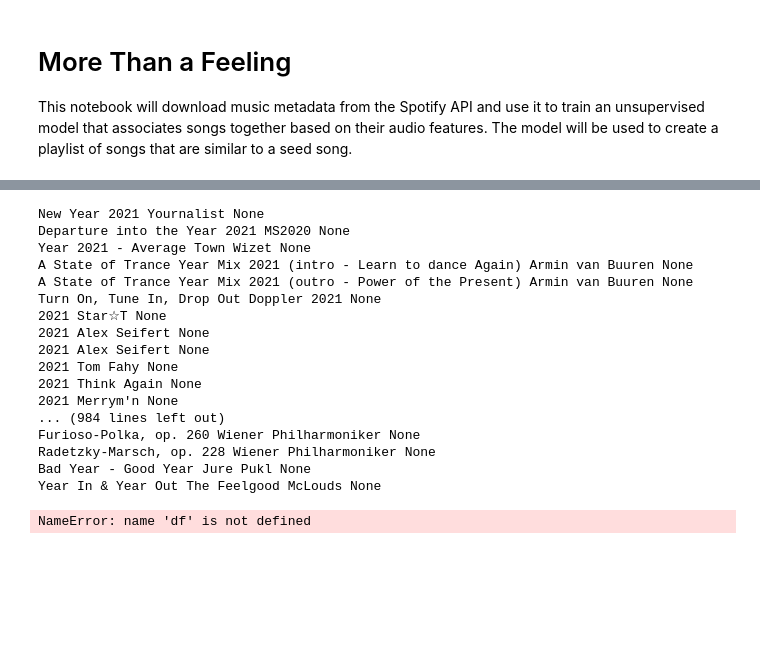
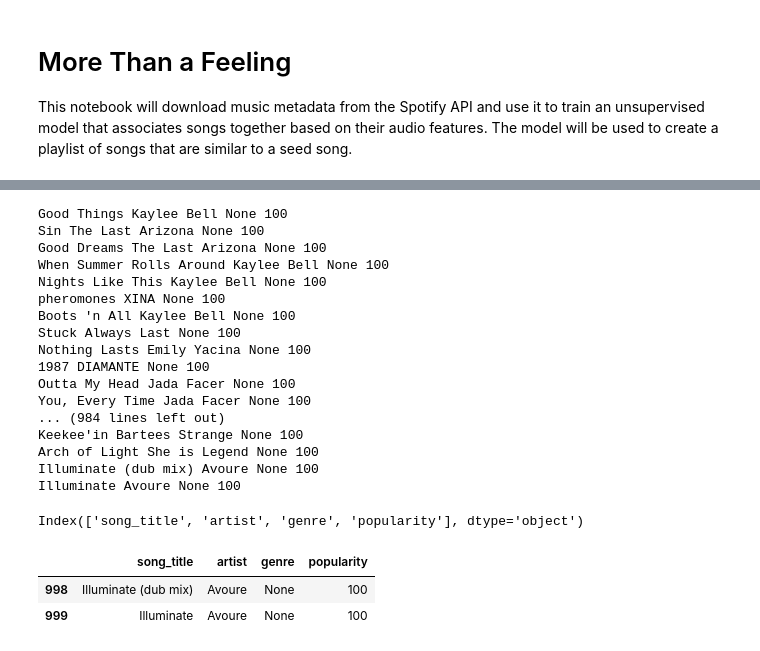
Before and after one commit to UFResearchComputing/gatorAI_summer_camp_2024, a Jupyter notebook: more_than_a_feeling.ipynb, the cells around one changed output, grey strips where cells are left out. Cells and saved outputs as stored; diff of their text form; code cells hidden in the pictures; blank space fills up the shorter version.

```diff
--- a/more_than_a_feeling.ipynb
+++ b/more_than_a_feeling.ipynb
@@ -64,7 +64,7 @@ def get_top_1000_songs():
     dfs = []
 
     # Get the top 1000 songs on Spotify
-    for i in range(0, 100, 50):
+    for i in range(0, 50, 50):
         results = spot.search(q="year:2021", type="track", limit=50, offset=i)
         for track in results["tracks"]["items"]:
             song_title = track["name"]
@@ -110,17 +97,17 @@ def get_top_1000_mb_songs():
     # Create an empty list to store the dataframes
     dfs = []
 
-    # Get the top 1000 songs from the MusicBrainz API
+    # Get the top 1000 most popular songs from the MusicBrainz API produced in the U.S.
     for i in range(0, 1000, 100):
-        results = mb.search_recordings(limit=100, offset=i, query="year:2021")
+        results = mb.search_recordings(limit=100, offset=i, query="date:2023 AND country:US AND type:single")
         for recording in results["recording-list"]:
             song_title = recording["title"]
             artist = recording["artist-credit"][0]["artist"]["name"]
             genre = recording["genre-list"][0]["name"] if "genre-list" in recording else None
-            # popularity = recording["recording"]
-            df = pd.DataFrame({"song_title": [song_title], "artist": [artist]}) #, "popularity": [popularity]
+            popularity = recording["ext:score"]
+            df = pd.DataFrame({"song_title": [song_title], "artist": [artist], "genre": [genre], "popularity": [popularity]})
             dfs.append(df)
-            print(song_title, artist, genre)
+            print(song_title, artist, genre, popularity)
 
     # Concatenate the dataframes into a single dataframe
     df = pd.concat(dfs, ignore_index=True)
@@ -130,25 +117,32 @@ def get_top_1000_mb_songs():
 # View the DataFrame
 df = get_top_1000_mb_songs()
 # %% [output]
-New Year 2021 Yournalist None
-Departure into the Year 2021 MS2020 None
-Year 2021 - Average Town Wizet None
-A State of Trance Year Mix 2021 (intro - Learn to dance Again) Armin van Buuren None
-A State of Trance Year Mix 2021 (outro - Power of the Present) Armin van Buuren None
-Turn On, Tune In, Drop Out Doppler 2021 None
-2021 Star☆T None
-2021 Alex Seifert None
-2021 Alex Seifert None
-2021 Tom Fahy None
-2021 Think Again None
-2021 Merrym'n None
+Good Things Kaylee Bell None 100
+Sin The Last Arizona None 100
+Good Dreams The Last Arizona None 100
+When Summer Rolls Around Kaylee Bell None 100
+Nights Like This Kaylee Bell None 100
+pheromones XINA None 100
+Boots 'n All Kaylee Bell None 100
+Stuck Always Last None 100
+Nothing Lasts Emily Yacina None 100
+1987 DIAMANTE None 100
+Outta My Head Jada Facer None 100
+You, Every Time Jada Facer None 100
 ... (984 lines left out)
-Furioso‐Polka, op. 260 Wiener Philharmoniker None
-Radetzky‐Marsch, op. 228 Wiener Philharmoniker None
-Bad Year - Good Year Jure Pukl None
-Year In & Year Out The Feelgood McLouds None
+Keekee'in Bartees Strange None 100
+Arch of Light She is Legend None 100
+Illuminate (dub mix) Avoure None 100
+Illuminate Avoure None 100
 # %%
 # Get the columns from MusicBrainz API
 df.columns
 # %% [output]
-NameError: name 'df' is not defined
+Index(['song_title', 'artist', 'genre', 'popularity'], dtype='object')
+# %%
+# search the df for a specific song from 2023
+df[df["song_title"].str.contains("Illuminate")]
+# %% [output]
+|  | song_title | artist | genre | popularity |
+| 998 | Illuminate (dub mix) | Avoure | None | 100 |
+| 999 | Illuminate | Avoure | None | 100 |
```
Also changed, not shown: parts of 4 cells of this notebook, 1 other file.
